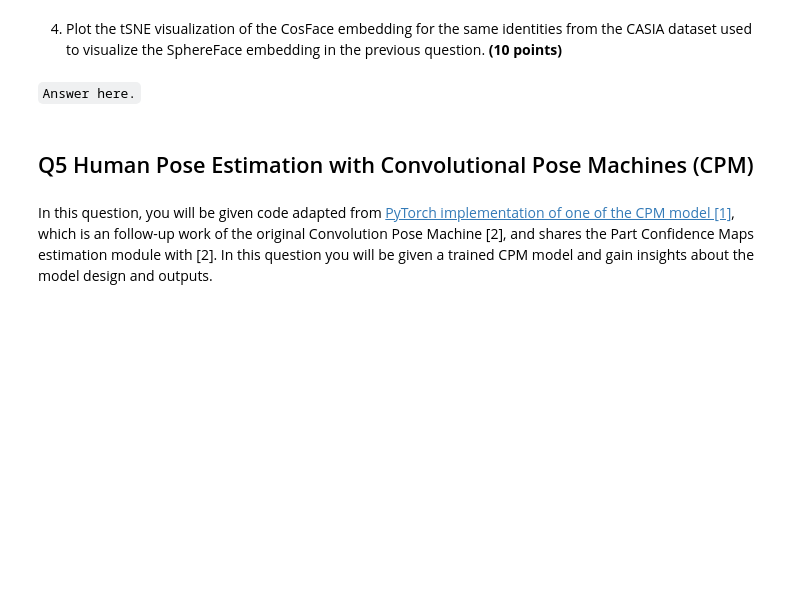
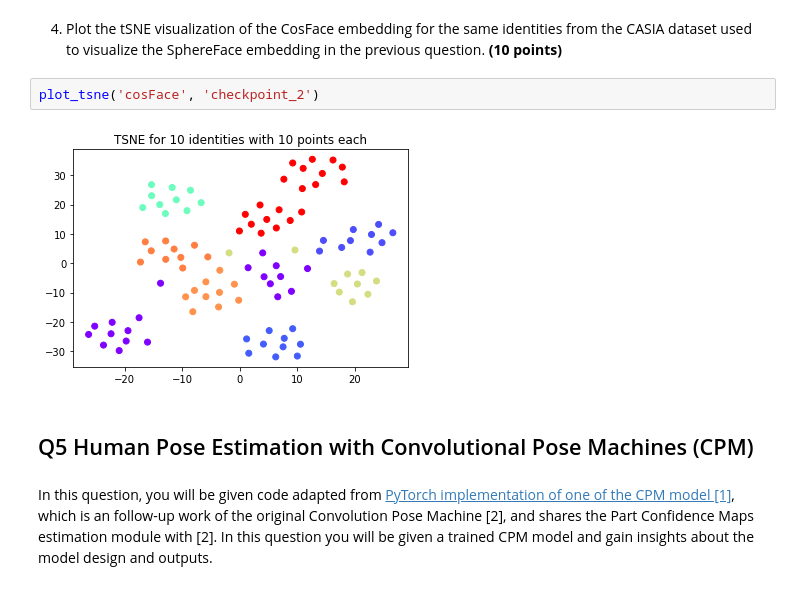
Before and after one commit to devanshuDesai/cse252d-sp21-hw2, a Jupyter notebook: hw2_questions.ipynb, the cells around one changed output. Saved outputs shown, nothing was run; the diff lists cells and outputs as text; blank space fills up the shorter version.

```diff
--- a/hw2_questions.ipynb
+++ b/hw2_questions.ipynb
@@ -529,7 +630,9 @@ class CustomLoss(nn.Module):
 # %% [markdown]
 4. Plot the tSNE visualization of the CosFace embedding for the same identities from the CASIA dataset used to visualize the SphereFace embedding in the previous question. **(10 points)**
-# %% [markdown]
-``Answer here.``
+# %%
+plot_tsne('cosFace', 'checkpoint_2')
+# %% [output]
+[figure, added]
 # %% [markdown]
 ## Q5 Human Pose Estimation with Convolutional Pose Machines (CPM)
 # %% [markdown]
```
Also changed, not shown: parts of 19 cells of this notebook.
